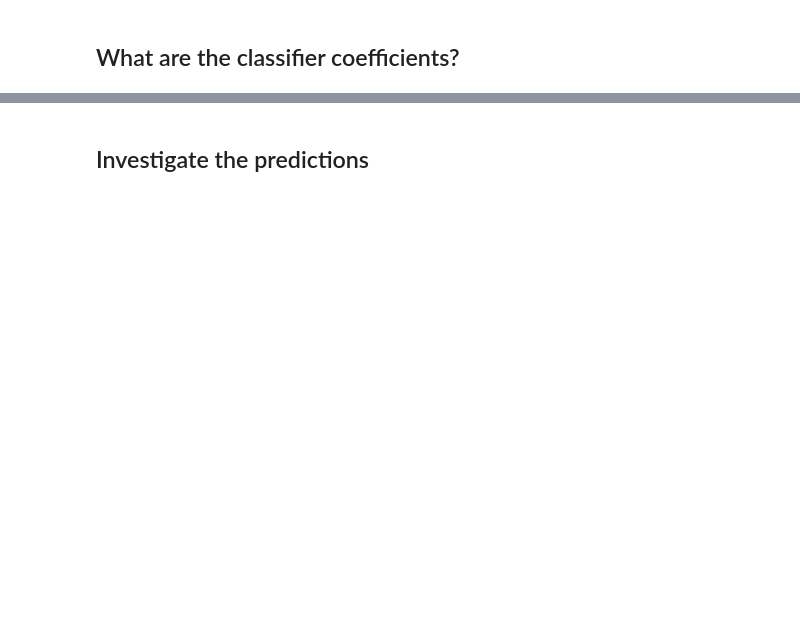
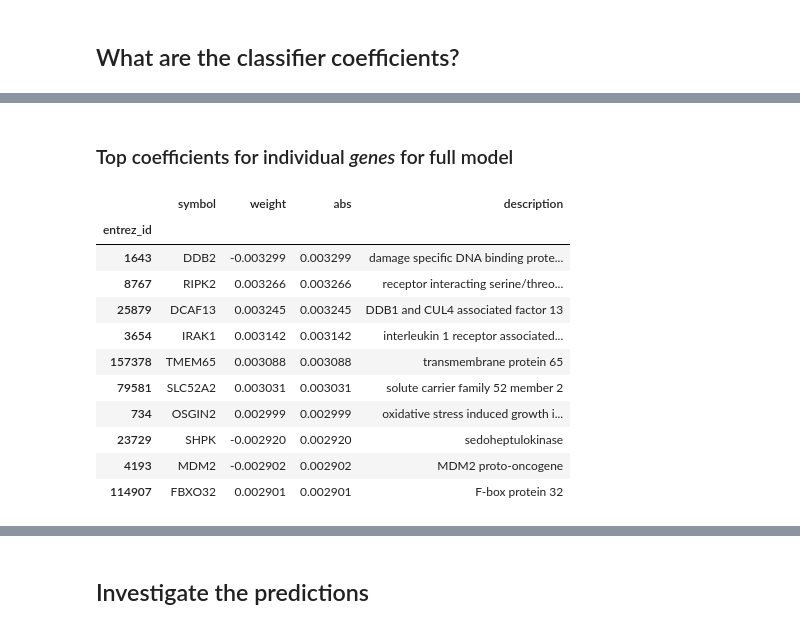
Before and after one commit to cognoma/machine-learning, a Jupyter notebook: 2.mutation-classifier.ipynb, the cells around one changed output, grey strips where cells are left out. Saved outputs shown, nothing was run; the diff lists cells and outputs as text; code cells hidden in the pictures; blank space fills up the shorter version.

Commit message:
Reference notebook: extract gene weights post PCA (#109)

```diff
--- a/2.mutation-classifier.ipynb
+++ b/2.mutation-classifier.ipynb
@@ -48,0 +49,4 @@ Wall time: 3min 20s
+# %%
+%%time
+path = os.path.join('download', 'expression-genes.tsv')
+expression_genes_df = pd.read_table(path, index_col=0)
@@ -335,0 +356,33 @@ pd.crosstab(coef_df.feature_set, np.sign(coef_df.weight).rename('coefficient_sig
+# %% [markdown]
+### Top coefficients for individual _genes_ for full model
+# %%
+pca_for_full = (
+    final_pipelines['full']
+    .named_steps['features']
+    .get_params()['expressions__pca']
+    )
+classifier_for_full = (
+    final_pipelines['full']
+    .named_steps['classify']
+    )
+gene_coefficients_for_full = get_genes_coefficients(
+    pca_object=pca_for_full,
+    classifier_object=classifier_for_full,
+    expression_df=expression_df,
+    expression_genes_df=expression_genes_df,
+    num_covariates=len(covariate_df.columns)
+    )
+gene_coefficients_for_full.head(10)
+# %% [output]
+|  | symbol | weight | abs | description |
+| entrez_id |  |  |  |  |
+| 1643 | DDB2 | -0.003299 | 0.003299 | damage specific DNA binding prote... |
+| 8767 | RIPK2 | 0.003266 | 0.003266 | receptor interacting serine/threo... |
+| 25879 | DCAF13 | 0.003245 | 0.003245 | DDB1 and CUL4 associated factor 13 |
+| 3654 | IRAK1 | 0.003142 | 0.003142 | interleukin 1 receptor associated... |
+| 157378 | TMEM65 | 0.003088 | 0.003088 | transmembrane protein 65 |
+| 79581 | SLC52A2 | 0.003031 | 0.003031 | solute carrier family 52 member 2 |
+| 734 | OSGIN2 | 0.002999 | 0.002999 | oxidative stress induced growth i... |
+| 23729 | SHPK | -0.002920 | 0.002920 | sedoheptulokinase |
+| 4193 | MDM2 | -0.002902 | 0.002902 | MDM2 proto-oncogene |
+| 114907 | FBXO32 | 0.002901 | 0.002901 | F-box protein 32 |
```
Also changed, not shown: parts of 16 cells of this notebook, 2 other files.
